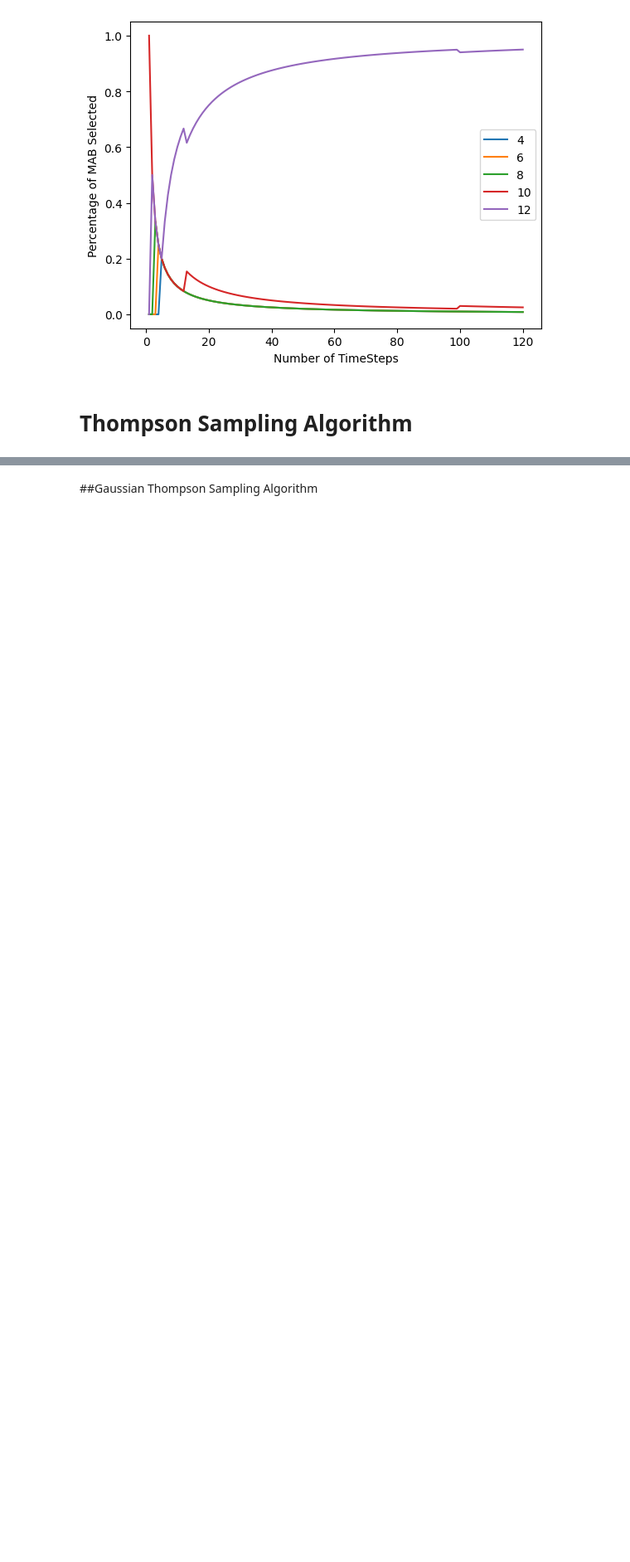
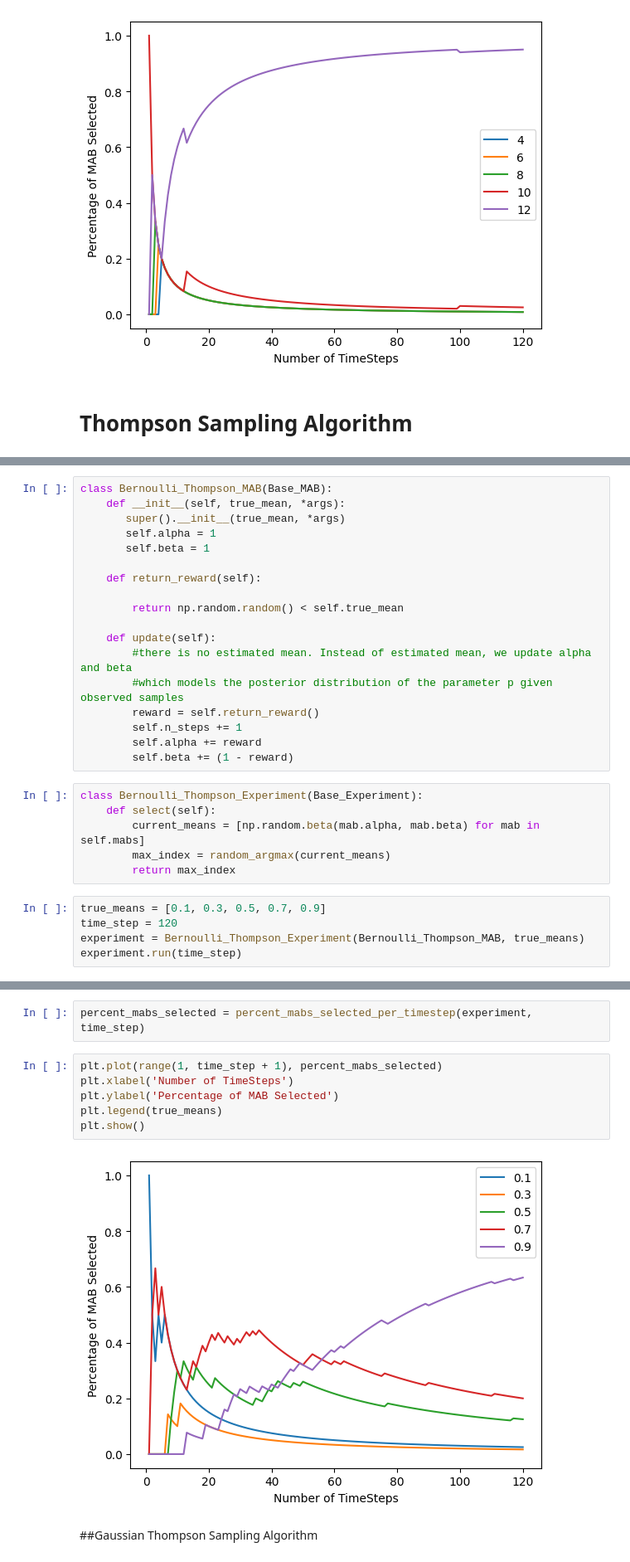
Before and after one commit to JohnYCLam/MachineLearning, a Jupyter notebook: Reinforcement_Learning_Multi_armed_Bandit.ipynb, the cells around one changed output, grey strips where cells are left out. Shown at 83% size. Drawn from its saved outputs; the diff is of its cells as text; blank space fills up the shorter version.

```diff
--- a/Reinforcement_Learning_Multi_armed_Bandit.ipynb
+++ b/Reinforcement_Learning_Multi_armed_Bandit.ipynb
@@ -425,0 +455,29 @@ plt.show()
+# %%
+class Bernoulli_Thompson_MAB(Base_MAB):
+    def __init__(self, true_mean, *args):
+       super().__init__(true_mean, *args)
+       self.alpha = 1
+       self.beta = 1
+
+    def return_reward(self):
+
+        return np.random.random() < self.true_mean
+
+    def update(self):
+        #there is no estimated mean. Instead of estimated mean, we update alpha and beta
+        #which models the posterior distribution of the parameter p given observed samples
+        reward = self.return_reward()
+        self.n_steps += 1
+        self.alpha += reward
+        self.beta += (1 - reward)
+# %%
+class Bernoulli_Thompson_Experiment(Base_Experiment):
+    def select(self):
+        current_means = [np.random.beta(mab.alpha, mab.beta) for mab in self.mabs]
+        max_index = random_argmax(current_means)
+        return max_index
+# %%
+true_means = [0.1, 0.3, 0.5, 0.7, 0.9]
+time_step = 120
+experiment = Bernoulli_Thompson_Experiment(Bernoulli_Thompson_MAB, true_means)
+experiment.run(time_step)
@@ -426,3 +488,13 @@ plt.show()
+# %%
+percent_mabs_selected = percent_mabs_selected_per_timestep(experiment, time_step)
+# %%
+plt.plot(range(1, time_step + 1), percent_mabs_selected)
+plt.xlabel('Number of TimeSteps')
+plt.ylabel('Percentage of MAB Selected')
+plt.legend(true_means)
+plt.show()
+# %% [output]
+[figure, added]
 # %% [markdown]
 ##Gaussian Thompson Sampling Algorithm
 # %% [markdown]
```
Also changed, not shown: parts of 8 cells of this notebook.
